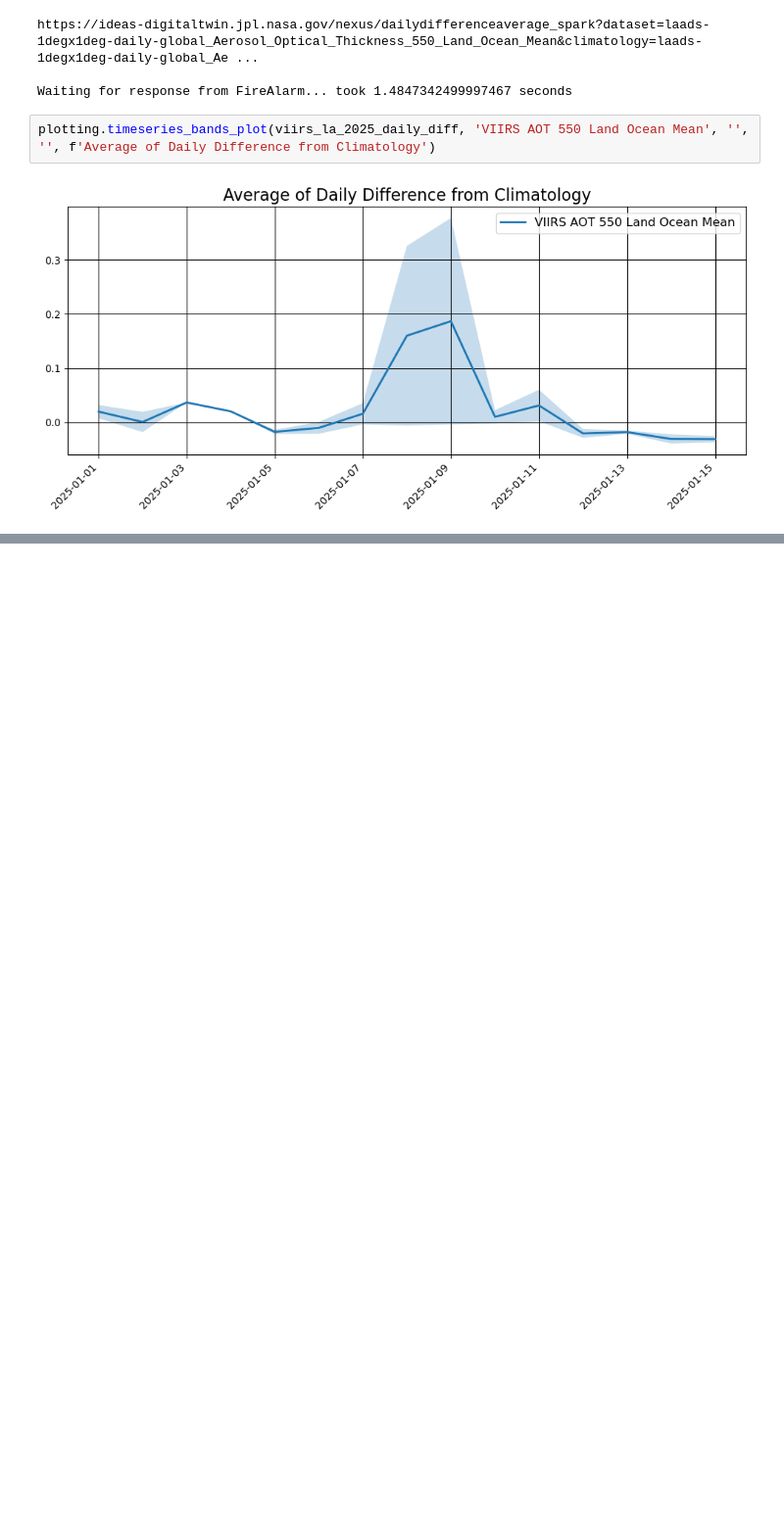
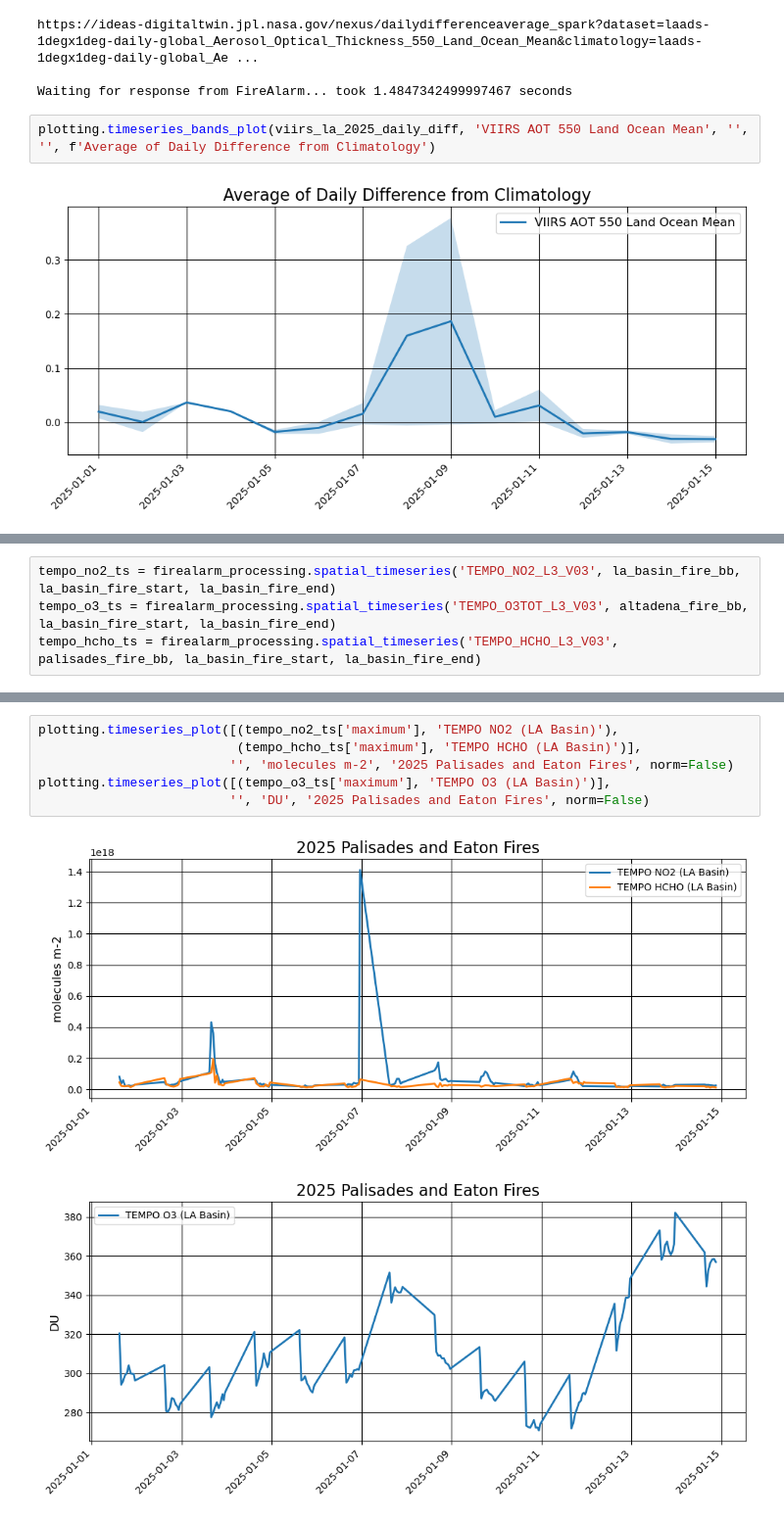
Before and after one commit to EarthDigitalTwin/FireAlarm-notebooks, a Jupyter notebook: 1. 2025 Eaton and Palisades Fires.ipynb, the cells around one changed output, grey strips where cells are left out. Shown at 98% size. Drawn from its saved outputs; the diff is of its cells as text; blank space fills up the shorter version.

Commit message:
Add TEMPO to Eaton/Palisades notebook

```diff
--- a/1. 2025 Eaton and Palisades Fires.ipynb
+++ b/1. 2025 Eaton and Palisades Fires.ipynb
@@ -238,0 +241,4 @@ plotting.timeseries_bands_plot(viirs_la_2025_daily_diff, 'VIIRS AOT 550 Land Oce
+# %%
+tempo_no2_ts = firealarm_processing.spatial_timeseries('TEMPO_NO2_L3_V03', la_basin_fire_bb, la_basin_fire_start, la_basin_fire_end)
+tempo_o3_ts = firealarm_processing.spatial_timeseries('TEMPO_O3TOT_L3_V03', altadena_fire_bb, la_basin_fire_start, la_basin_fire_end)
+tempo_hcho_ts = firealarm_processing.spatial_timeseries('TEMPO_HCHO_L3_V03', palisades_fire_bb, la_basin_fire_start, la_basin_fire_end)
@@ -238,0 +255,9 @@ plotting.timeseries_bands_plot(viirs_la_2025_daily_diff, 'VIIRS AOT 550 Land Oce
+# %%
+plotting.timeseries_plot([(tempo_no2_ts['maximum'], 'TEMPO NO2 (LA Basin)'),
+                          (tempo_hcho_ts['maximum'], 'TEMPO HCHO (LA Basin)')],
+                         '', 'molecules m-2', '2025 Palisades and Eaton Fires', norm=False)
+plotting.timeseries_plot([(tempo_o3_ts['maximum'], 'TEMPO O3 (LA Basin)')],
+                         '', 'DU', '2025 Palisades and Eaton Fires', norm=False)
+# %% [output]
+[figure, added]
+[figure, added]
```
Also changed, not shown: parts of 4 cells of this notebook.
